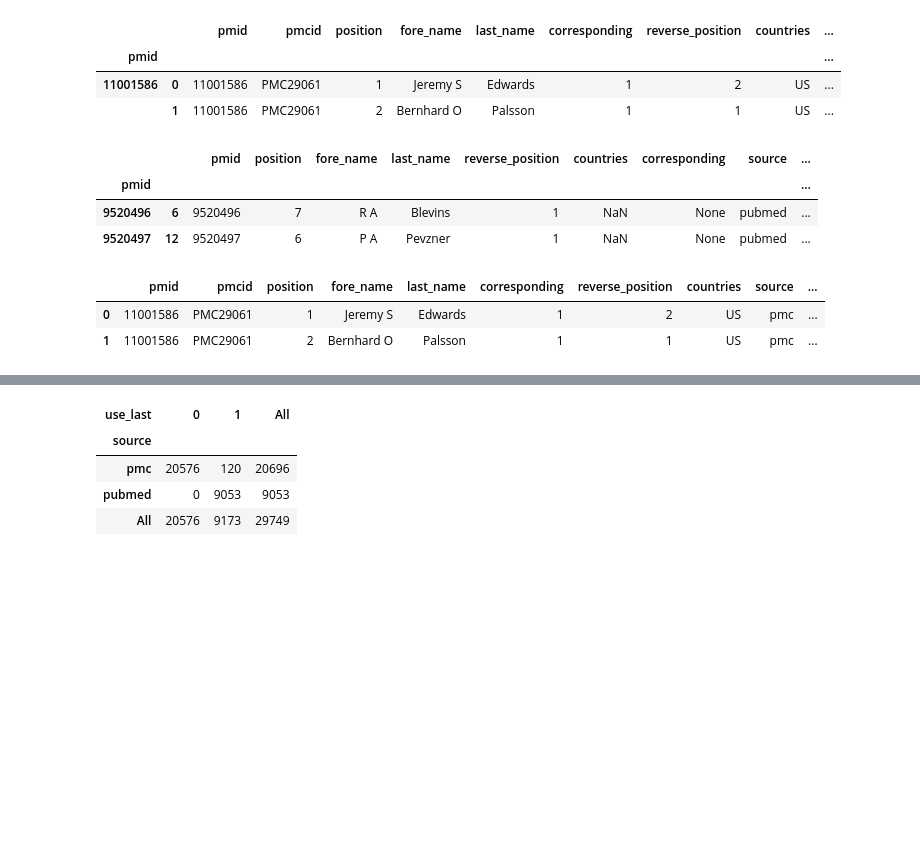
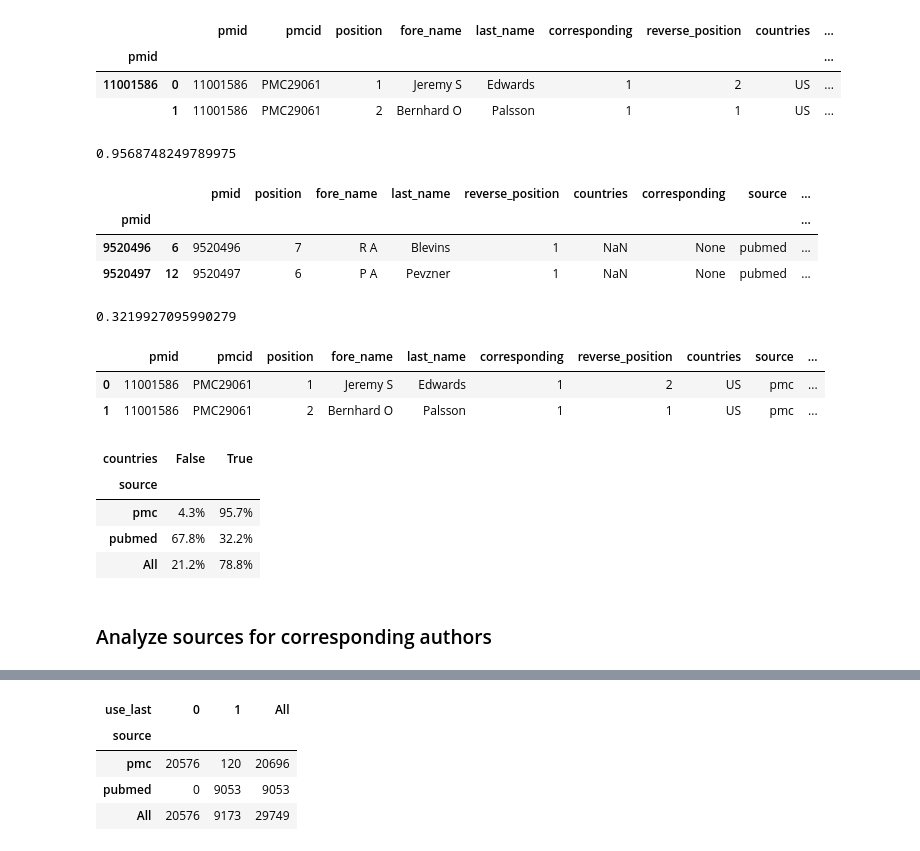
Before and after one commit to greenelab/iscb-diversity, a Jupyter notebook: 08.corresponding-authors.ipynb, the cells around one changed output, grey strips where cells are left out. Saved outputs shown, nothing was run; the diff lists cells and outputs as text; code cells hidden in the pictures; blank space fills up the shorter version.

```diff
--- a/08.corresponding-authors.ipynb
+++ b/08.corresponding-authors.ipynb
@@ -84,6 +84,10 @@ pmc_corresp_df.head(2)
 | pmid |  |  |  |  |  |  |  |  |  | ... |
 | 11001586 | 0 | 11001586 | PMC29061 | 1 | Jeremy S | Edwards | 1 | 2 | US | ... |
 |  | 1 | 11001586 | PMC29061 | 2 | Bernhard O | Palsson | 1 | 1 | US | ... |
+# %%
+pmc_corresp_df.countries.notna().mean()
+# %% [output]
+0.9568748249789975
 # %%
 pubmed_corresp_df = (
     pubmed_author_df
@@ -98,6 +102,10 @@ pubmed_corresp_df.head(2)
 | pmid |  |  |  |  |  |  |  |  |  | ... |
 | 9520496 | 6 | 9520496 | 7 | R A | Blevins | 1 | NaN | None | pubmed | ... |
 | 9520497 | 12 | 9520497 | 6 | P A | Pevzner | 1 | NaN | None | pubmed | ... |
+# %%
+pubmed_corresp_df.countries.notna().mean()
+# %% [output]
+0.3219927095990279
 # %%
 corresp_df = pandas.concat([pmc_corresp_df, pubmed_corresp_df], sort=False).reset_index(drop=True)
 fore_df = pandas.read_csv("data/names/fore-names.tsv.xz", sep="\t")
@@ -115,3 +132,18 @@ corresp_df.head(2)
+# %%
+# percent of authors with 1+ assinged countries by source
+pandas.crosstab(
+    corresp_df.source,
+    corresp_df.countries.notnull(),
+    margins=True, normalize="index"
+).applymap("{:.1%}".format)
+# %% [output]
+| countries | False | True |
+| source |  |  |
+| pmc | 4.3% | 95.7% |
+| pubmed | 67.8% | 32.2% |
+| All | 21.2% | 78.8% |
+# %% [markdown]
+### Analyze sources for corresponding authors
 # %%
 source_df = (
     pubmed_df
```
Also changed, not shown: parts of 4 cells of this notebook, 1 other file.
